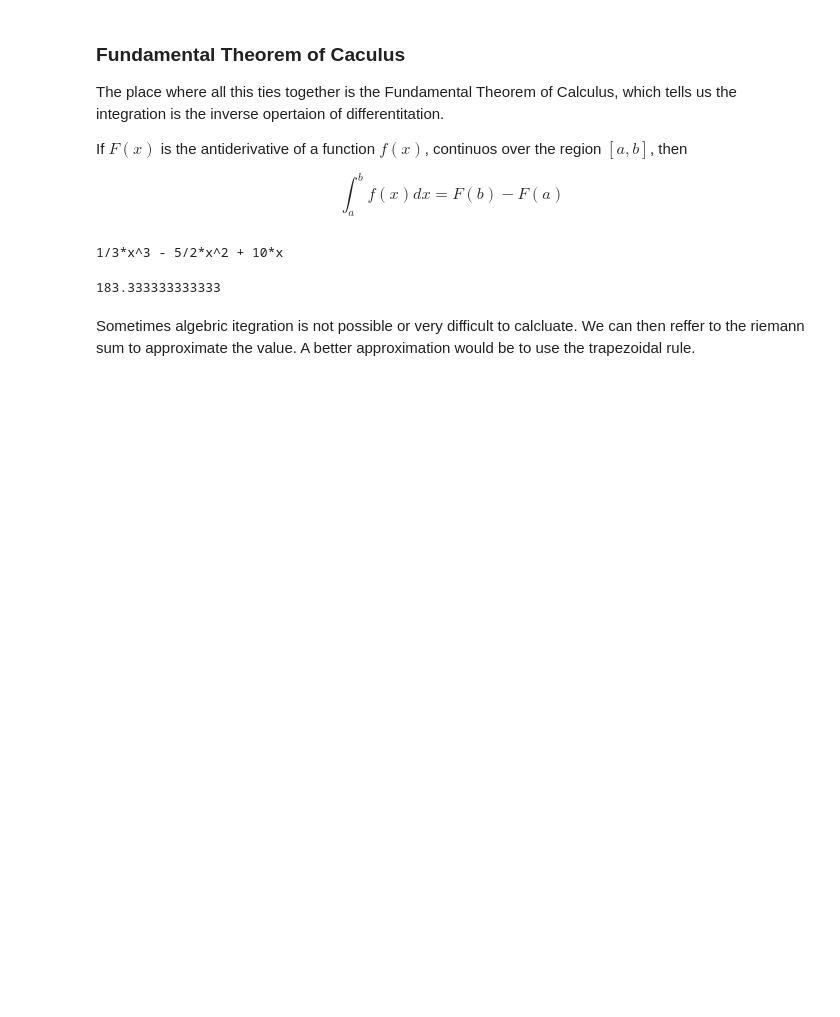
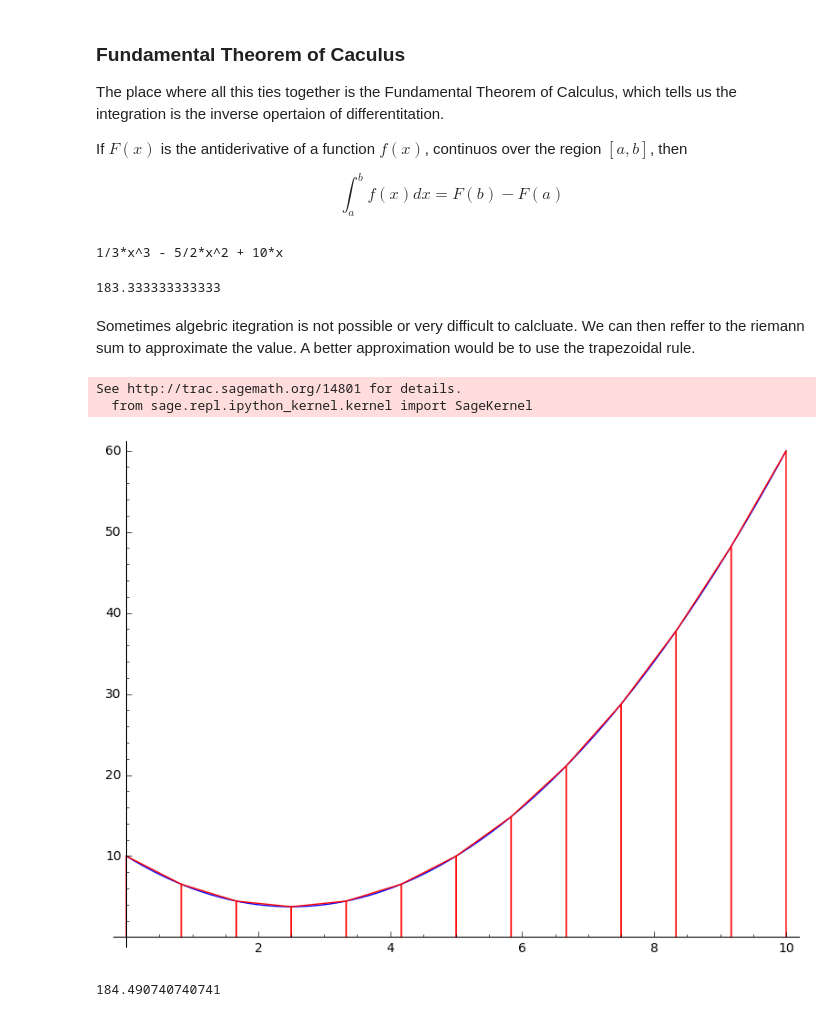
Before and after one commit to cualquiercosa327/Math, a Jupyter notebook: Calculus.ipynb, the cells around one changed output. Drawn from its saved outputs; the diff is of its cells as text; code cells hidden in the pictures; blank space fills up the shorter version.

```diff
--- a/Calculus.ipynb
+++ b/Calculus.ipynb
@@ -182,9 +210,15 @@ area.numerical_approx()
 # %% [markdown]
 Sometimes algebric itegration is not possible or very difficult to calcluate. We can then reffer to the riemann sum to approximate the value. A better approximation would be to use the trapezoidal rule.
 # %%
+f(x) = x^2-5*x+10
 f = Piecewise([[(0,10), f]])
 g = f.trapezoid(12)
 F = f.plot(color="blue")
 R = add([line([[a,0],[a,f(x=a)],[b,f(x=b)],[b,0]], color="red") for (a,b), f in g.list()])
 show(F+R)
 g.integral(definite=True).numerical_approx()
+# %% [output]
+See http://trac.sagemath.org/14801 for details.
+  from sage.repl.ipython_kernel.kernel import SageKernel
+[figure, added]
+184.490740740741
```
Also changed, not shown: parts of 10 cells of this notebook, 3 other files.
